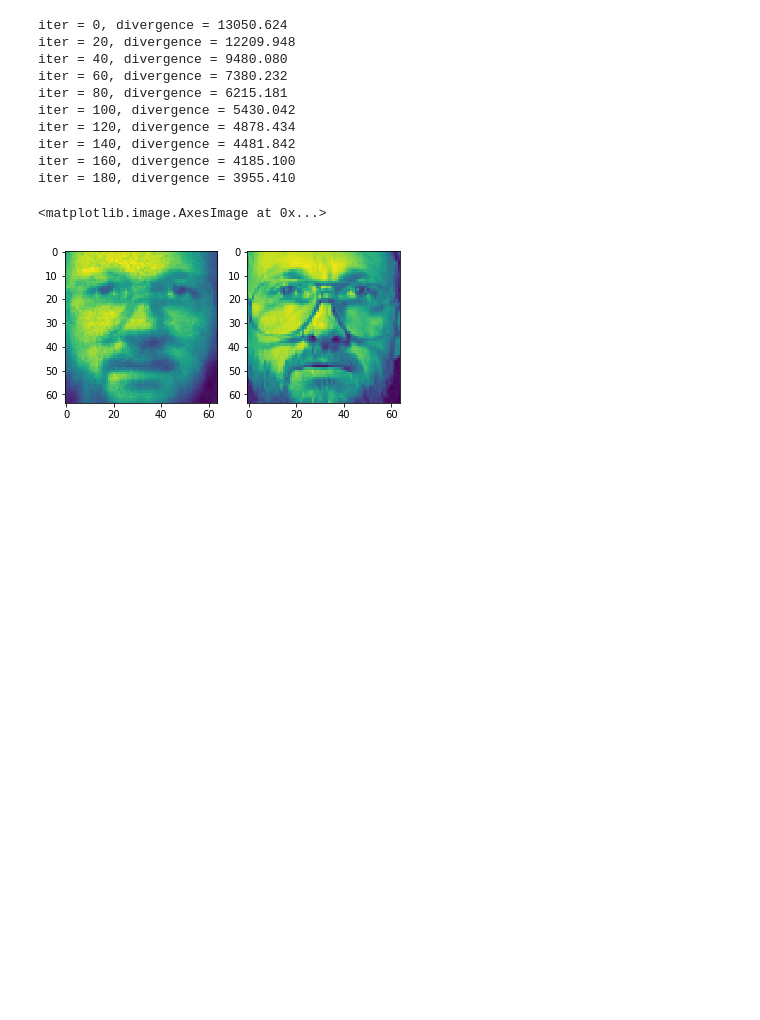
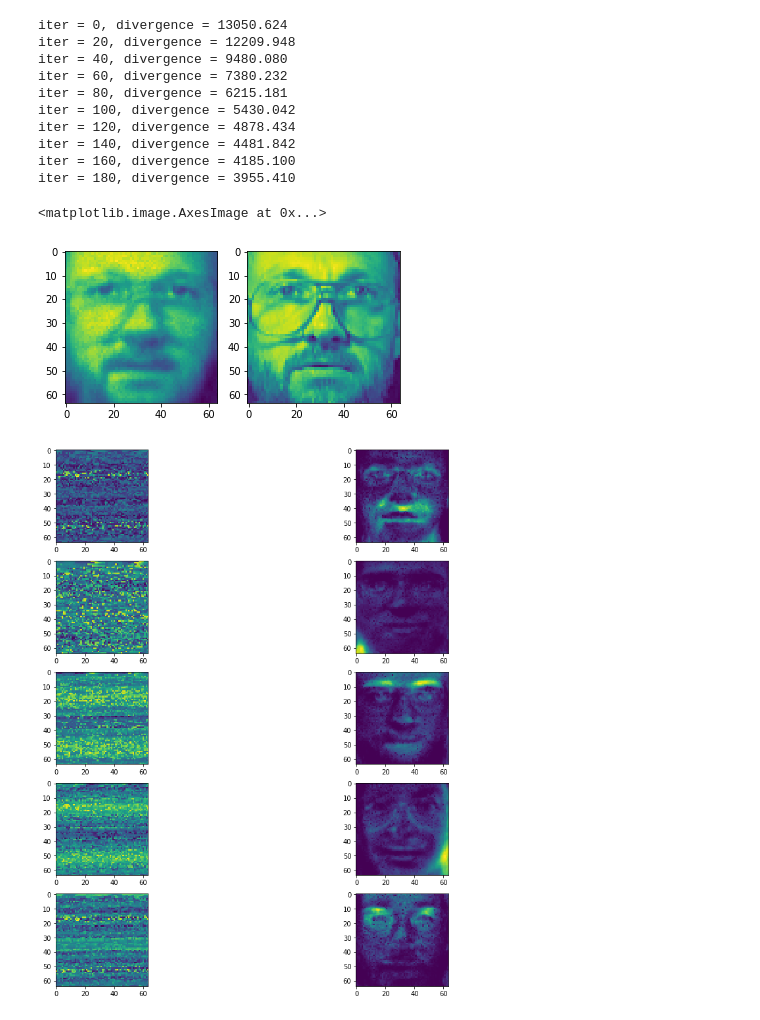
Before and after one commit to meersuri/JupyterNotebooks, a Jupyter notebook: pca_and_nmf.ipynb, the cells around one changed output. Saved outputs shown, nothing was run; the diff lists cells and outputs as text; code cells hidden in the pictures; blank space fills up the shorter version.

```diff
--- a/pca_and_nmf.ipynb
+++ b/pca_and_nmf.ipynb
@@ -124,3 +124,14 @@ plt.imshow(x)
 # %% [output]
 <matplotlib.image.AxesImage at 0x...>
 [figure]
+# %%
+#compare principal components P and NMF dictionary W
+idx = list(range(5))
+figure = plt.figure(figsize = [15, 15])
+for i in range(len(idx)):
+    plt.subplot(5, 2, i*2 + 1)
+    plt.imshow(P[:, idx[i]].reshape(64, 64))
+    plt.subplot(5, 2, i*2 + 2)
+    plt.imshow(W[:, idx[i]].reshape(64, 64))
+# %% [output]
+[figure, added]
```
